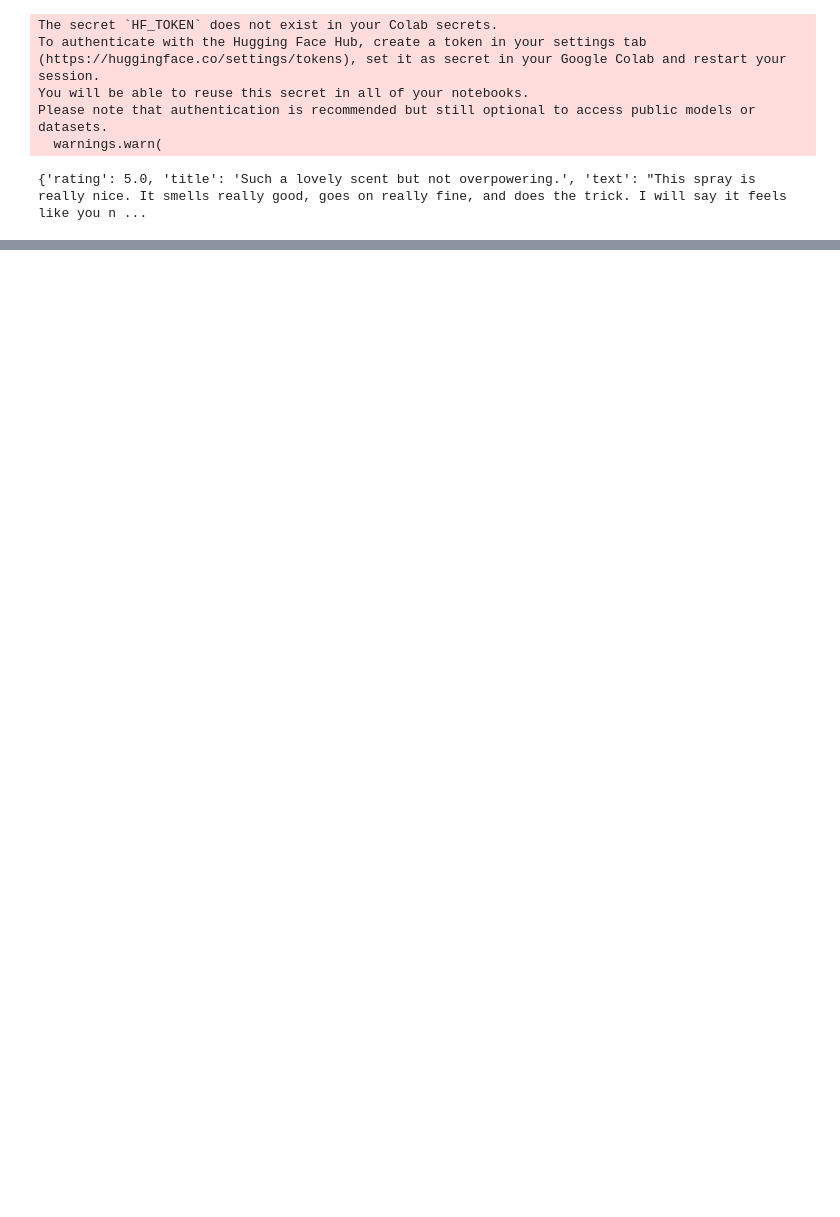
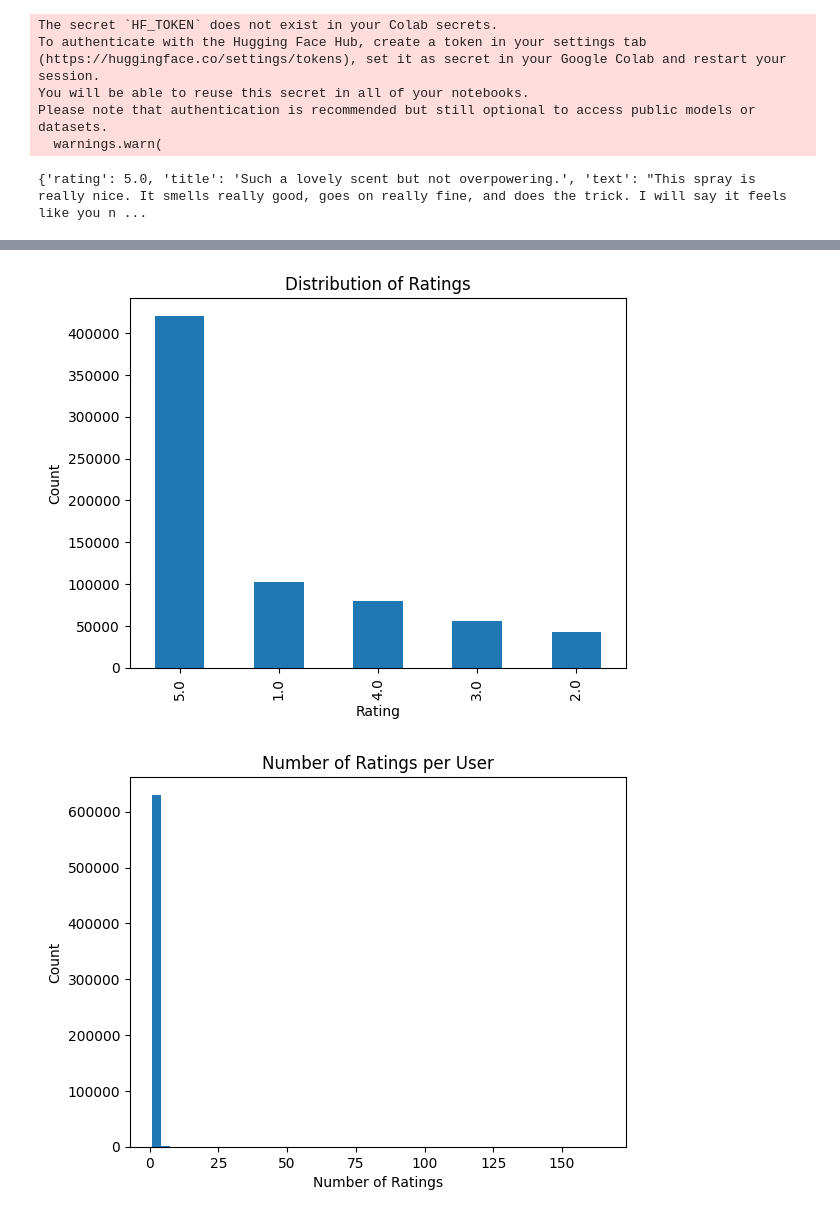
Before and after one commit to baileyhsu0631/amazon_recommender, a Jupyter notebook: Amazon_review.ipynb, the cells around one changed output, grey strips where cells are left out. Saved outputs shown, nothing was run; the diff lists cells and outputs as text; code cells hidden in the pictures; blank space fills up the shorter version.

```diff
--- a/Amazon_review.ipynb
+++ b/Amazon_review.ipynb
@@ -156,0 +51,2 @@ fig.update_layout(template="plotly_dark")
+# %%
+df = pd.read_parquet('/content/drive/MyDrive/parquet/temporary_parquet.parquet')
@@ -156,0 +61,6 @@ fig.update_layout(template="plotly_dark")
+# %%
+# Display basic information
+df.info()
+
+# Handle missing values
+df.dropna(inplace=True)
@@ -156,0 +85,2 @@ fig.update_layout(template="plotly_dark")
+# %%
+df = df.drop('images', axis=1)
@@ -156,0 +110,28 @@ fig.update_layout(template="plotly_dark")
+# %%
+import matplotlib.pyplot as plt
+
+# Distribution of ratings
+df['rating'].value_counts().plot(kind='bar')
+plt.title('Distribution of Ratings')
+plt.xlabel('Rating')
+plt.ylabel('Count')
+plt.show()
+
+# Number of ratings per user
+user_ratings = df.groupby('user_id').size()
+user_ratings.plot(kind='hist', bins=50)
+plt.title('Number of Ratings per User')
+plt.xlabel('Number of Ratings')
+plt.ylabel('Count')
+plt.show()
+
+# Number of ratings per product
+product_ratings = df.groupby('asin').size()
+product_ratings.plot(kind='hist', bins=50)
+plt.title('Number of Ratings per Product')
+plt.xlabel('Number of Ratings')
+plt.ylabel('Count')
+plt.show()
+# %% [output]
+[figure, added]
+[figure, added]
```
Also changed, not shown: parts of 45 cells of this notebook.
